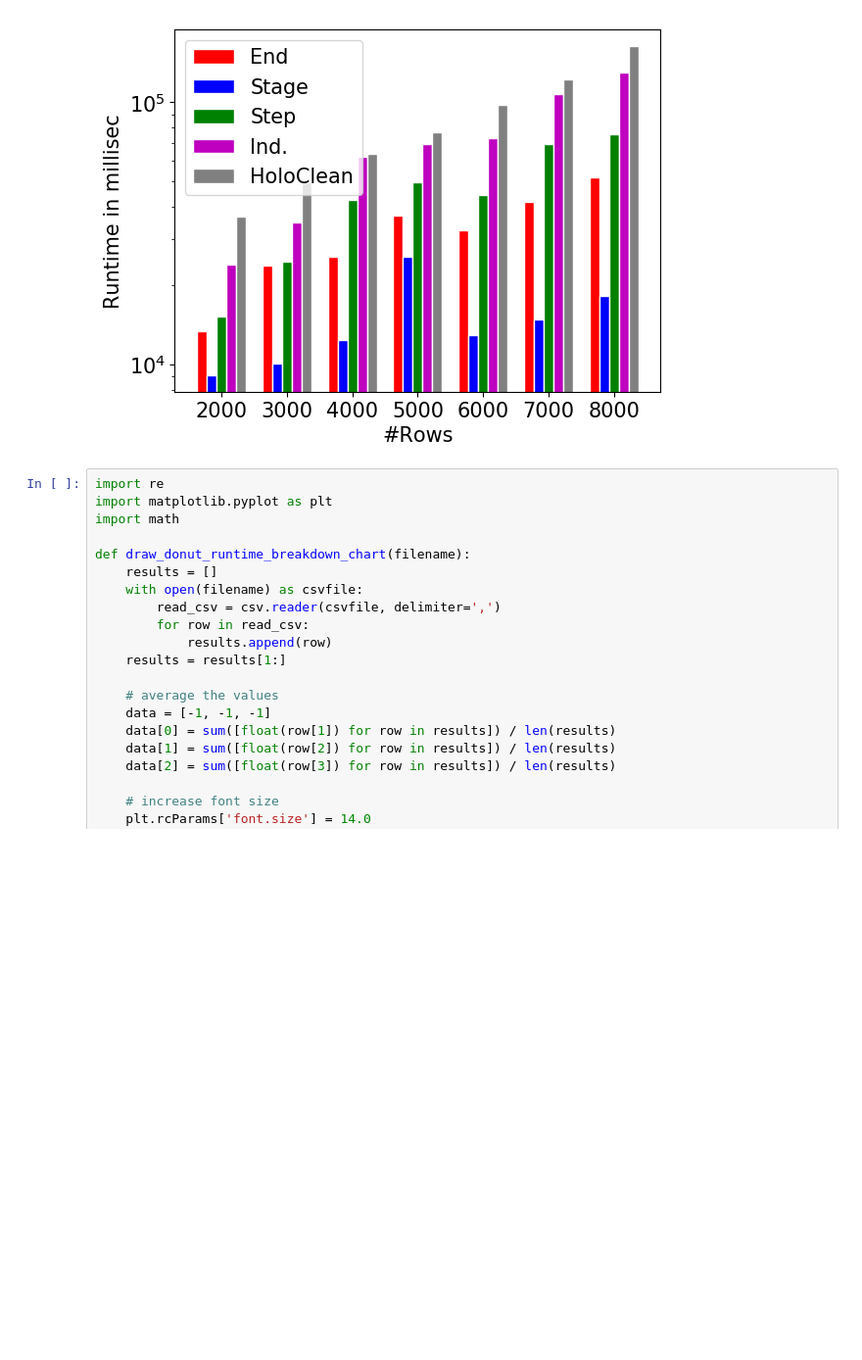
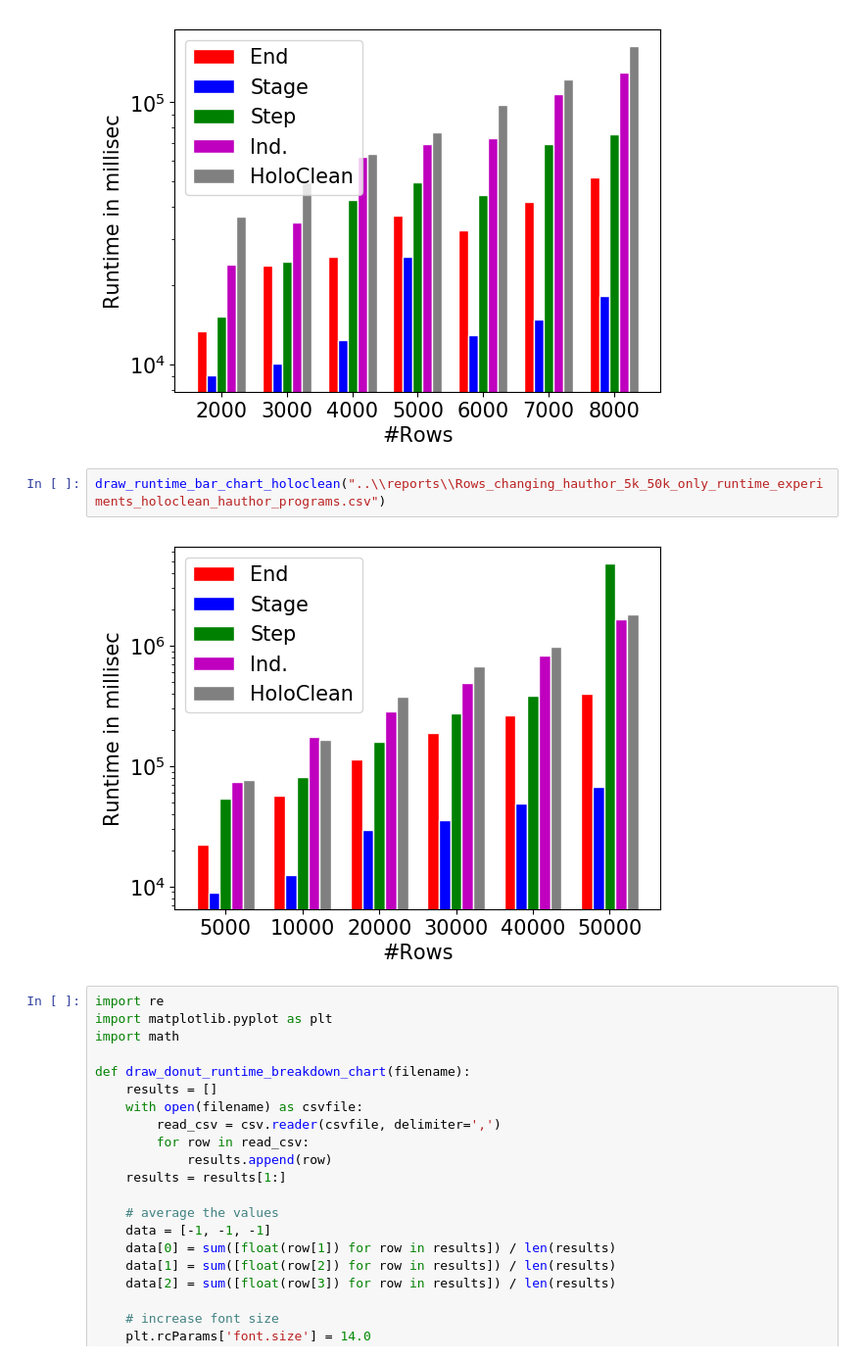
Before and after one commit to amirgilad/On-Multiple-Semantics-for-Declarative-Database-Repairs, a Jupyter notebook: Experiments/draw_graphs.ipynb, the cells around one changed output. Shown at 98% size. Cells and saved outputs as stored; diff of their text form; blank space fills up the shorter version.

```diff
--- a/Experiments/draw_graphs.ipynb
+++ b/Experiments/draw_graphs.ipynb
@@ -252,6 +256,10 @@ draw_runtime_bar_chart_holoclean("C:\\Users\\user\\git\\causal-rules\\Experiment
 draw_runtime_bar_chart_holoclean("C:\\Users\\user\\git\\causal-rules\\Experiments\\holoclean_rows_changing_hauthor_runtimes.csv")
 # %% [output]
 [figure]
+# %%
+draw_runtime_bar_chart_holoclean("..\\reports\\Rows_changing_hauthor_5k_50k_only_runtime_experiments_holoclean_hauthor_programs.csv")
+# %% [output]
+[figure, added]
 # %%
 import re
 import matplotlib.pyplot as plt
```
Also changed, not shown: parts of 1 cell of this notebook, 6 other files.
